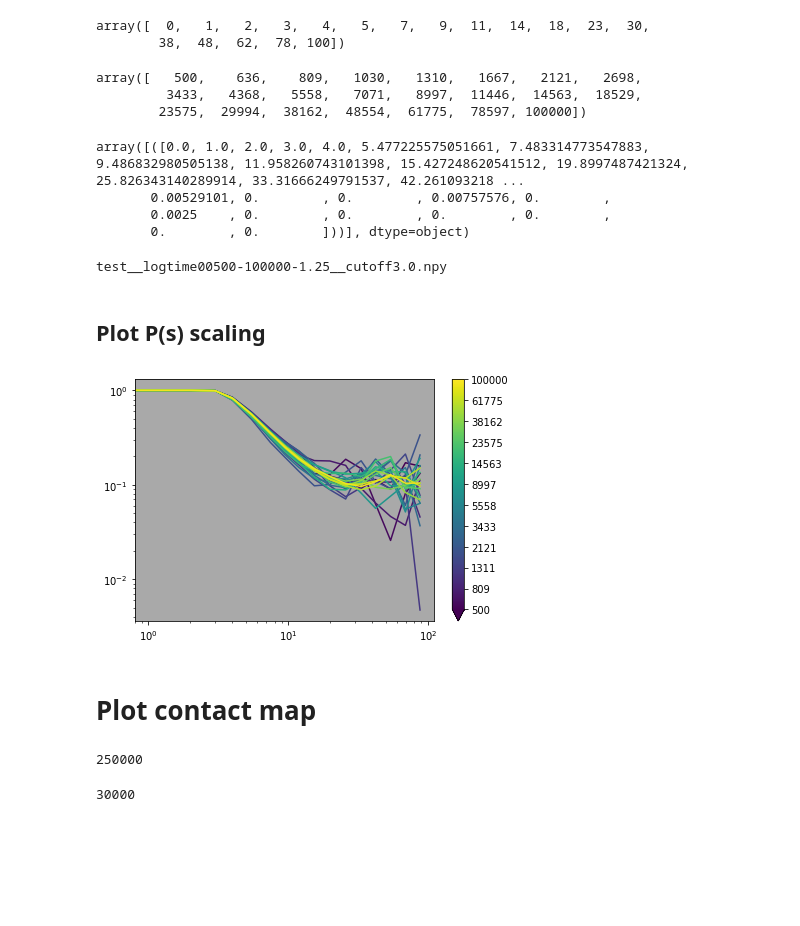
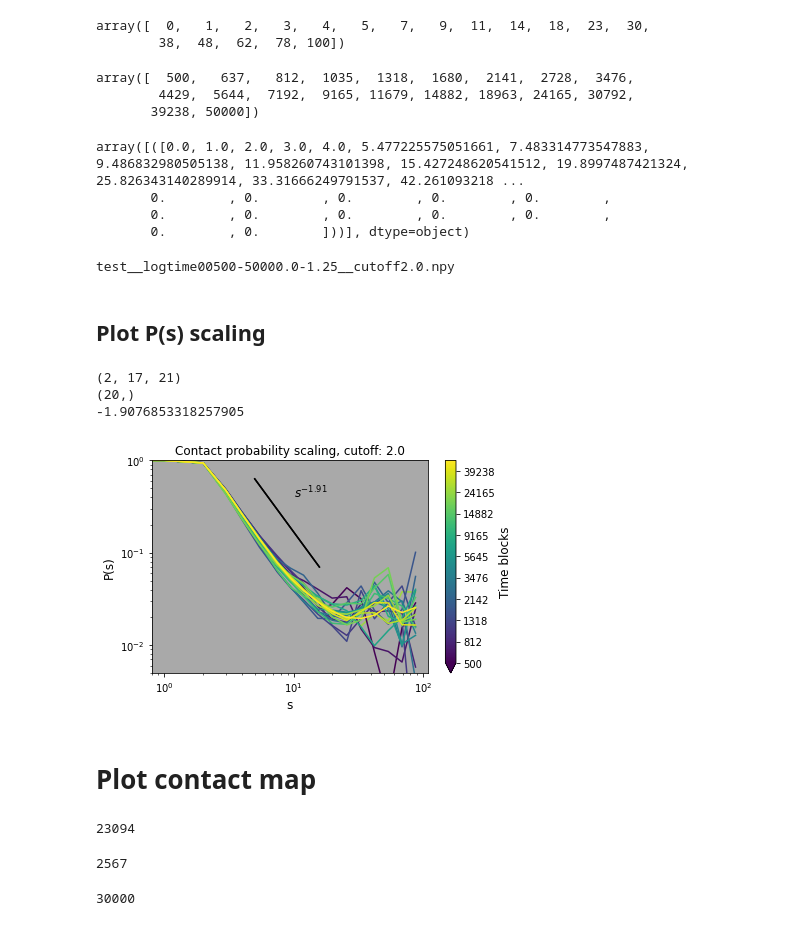
Before and after one commit to open2c/polychrom, a Jupyter notebook: Example Simulation Analysis.ipynb, the cells around one changed output. Saved outputs shown, nothing was run; the diff lists cells and outputs as text; code cells hidden in the pictures; blank space fills up the shorter version.

Commit message:
CODE: time-averaged MSDs, cleaned up plots

```diff
--- a/Example Simulation Analysis.ipynb
+++ b/Example Simulation Analysis.ipynb
@@ -104,4 +104,4 @@ from functools import partial
 from matplotlib.colors import LogNorm, Normalize
 import seaborn as sns
 
-basepath ='/home/dkannan/simulations/step_7x/run0'
+basepath ='/home/dkannan/simulations/step_7x/long_runs/run0'
@@ -124,15 +180,15 @@ array([  0,   1,   2,   3,   4,   5,   7,   9,  11,  14,  18,  23,  30,
         38,  48,  62,  78, 100])
 # %%
 start = int(0.005*T_blocks)
-end = T_blocks
+end = 0.5 * T_blocks
 block_ratio = 1.25
 blocks = numutils._logbins_numba(start, end, ratio=block_ratio, prepend_zero=False)
 cutoff_rad = 1.0
 blocks
 # %% [output]
-array([   500,    636,    809,   1030,   1310,   1667,   2121,   2698,
-         3433,   4368,   5558,   7071,   8997,  11446,  14563,  18529,
-        23575,  29994,  38162,  48554,  61775,  78597, 100000])
+array([  500,   637,   812,  1035,  1318,  1680,  2141,  2728,  3476,
+        4429,  5644,  7192,  9165, 11679, 14882, 18963, 24165, 30792,
+       39238, 50000])
 # %%
 def process(uri, blocks, bin_edges, chains, cutoff=1.1):
     idx = int(uri.split('::')[-1])
@@ -162,15 +218,15 @@ df = process(uris[-1], blocks, bin_edges, chains, cutoff=1.0)
 np.array(df['Ps'])
 # %% [output]
 array([([0.0, 1.0, 2.0, 3.0, 4.0, 5.477225575051661, 7.483314773547883, 9.486832980505138, 11.958260743101398, 15.427248620541512, 19.8997487421324, 25.826343140289914, 33.31666249791537, 42.261093218 ...
-       0.00529101, 0.        , 0.        , 0.00757576, 0.        ,
-       0.0025    , 0.        , 0.        , 0.        , 0.        ,
+       0.        , 0.        , 0.        , 0.        , 0.        ,
+       0.        , 0.        , 0.        , 0.        , 0.        ,
        0.        , 0.        ]))], dtype=object)
 # %%
 sim = 'test'
 uris = list_URIs(f'{basepath}')
 savepath = f'{basepath}/results'
 Path(savepath).mkdir(exist_ok=True)
-cutoff_rad = 3.0
+cutoff_rad = 2.0
 savename = f'{sim}__logtime{str(start).zfill(5)}-{str(end).zfill(5)}-{block_ratio:.2f}__cutoff{cutoff_rad:.1f}.npy'
 print(savename)
 
@@ -194,42 +250,58 @@ result = np.dstack(result)
 
 np.save(f'{savepath}/{savename}', result)
 # %% [output]
-test__logtime00500-100000-1.25__cutoff3.0.npy
+test__logtime00500-50000.0-1.25__cutoff2.0.npy
 # %% [markdown]
 ## Plot P(s) scaling
 # %%
 loadpath = savepath
 cmap = plt.get_cmap('viridis')
 crange = np.log10(blocks)
 norm = mpl.colors.Normalize(vmin=crange.min(),vmax=crange.max())
 
 fig, ax = plt.subplots()
 
 filename = f'{sim}__logtime{str(start).zfill(5)}-{str(end).zfill(5)}-{block_ratio:.2f}__cutoff{cutoff_rad:.1f}.npy'
 
 ax.set_xscale('log')
 ax.set_yscale('log')
 #ax.set_aspect('equal')
 ax.set_facecolor('darkgray')
 #ax.set_xlim([10**3,5*10**7])
-#ax.set_ylim([5*10**-5, 10**0])
+ax.set_ylim([5*10**-3, 10**0])
 
 arr = np.load(f'{loadpath}/{filename}')
+print(arr.shape)
+print(blocks.shape)
 for k in range(arr.shape[-1]):
     Bst = 0 if not k else blocks[k-1]
-    Bend = blocks[k]
+    Bend = blocks[k-1]
     x = arr[0,:,k]
     y = arr[1,:,k]
+    if k == 20:
+        m = scipy.stats.linregress(np.log10(x)[(x > 2.0) & (x <= 10.0)],
+                                   np.log10(y)[(x > 2.0) & (x <= 10.0)])[0]
+        print(m)
     cval = np.log10((Bend+Bst)/2)
     ax.plot(x, y, color=cmap(norm(cval)))
 
+corner = draw_power_law_triangle(m, [0.7, -0.2], 0.5, 'up', base=10, hypotenuse_only=True)
+plt.text(10.0, 0.4, f'$s^{{{m:.2f}}}$', fontsize=12)
+plt.title(f'Contact probability scaling, cutoff: {cutoff_rad:.1f}')
 #cax = fig.add_subplot(gs[:,-1])
 slicing = slice(0,len(crange),2)
 cbar = plt.colorbar(mpl.cm.ScalarMappable(norm=norm, cmap=cmap), extend='min', ticks=crange[slicing])
 cbar.ax.set_yticklabels([x for x in np.ceil((10**crange[slicing])).astype(int)])
+cbar.ax.set_ylabel('Time blocks', fontsize=12)
+plt.xlabel('s', fontsize=12)
+plt.ylabel('P(s)', fontsize=12)
 fig.tight_layout()
+plt.savefig('plots/contact_scaling_step7x_{str(start).zfill(5)}-{str(end).zfill(5)}-{block_ratio:.2f}__cutoff{cutoff_rad:.1f}.pdf')
 # %% [output]
+(2, 17, 21)
+(20,)
+-1.9076853318257905
-[figure, old version]
+[figure, new version]
 # %% [markdown]
 # Plot contact map
 # %%
@@ -237,22 +309,25 @@ from matplotlib.gridspec import GridSpec
 # %%
 #find all conformations in basepath director
 #2500 simulations each with 1000 blocks of 100 time steps (10^5 time steps total)
-basepath = Path('/home/dkannan/simulations/step_7x/ensemble1000_100')
+basepath = Path('/home/dkannan/simulations/step_19x/ensemble10000_100')
 conformations = []
 run_numbers = []
 for p in basepath.glob('*'):
-    numdirs += 1
     dirname = int(str(p.name)[3:])
     run_numbers.append(dirname)
     try:
         uris = list_URIs(p)
         #conformations.append(uris[-1])
-        conformations = conformations + uris[-100:]
+        conformations = conformations + uris[1000::1000]
     except:
         continue
 len(conformations)
 # %% [output]
-250000
+23094
+# %%
+len(run_numbers)
+# %% [output]
+2567
 # %%
 basepath = Path('/home/dkannan/simulations/step_7x/long_runs')
 conformations = []
```
Also changed, not shown: parts of 9 cells of this notebook.
